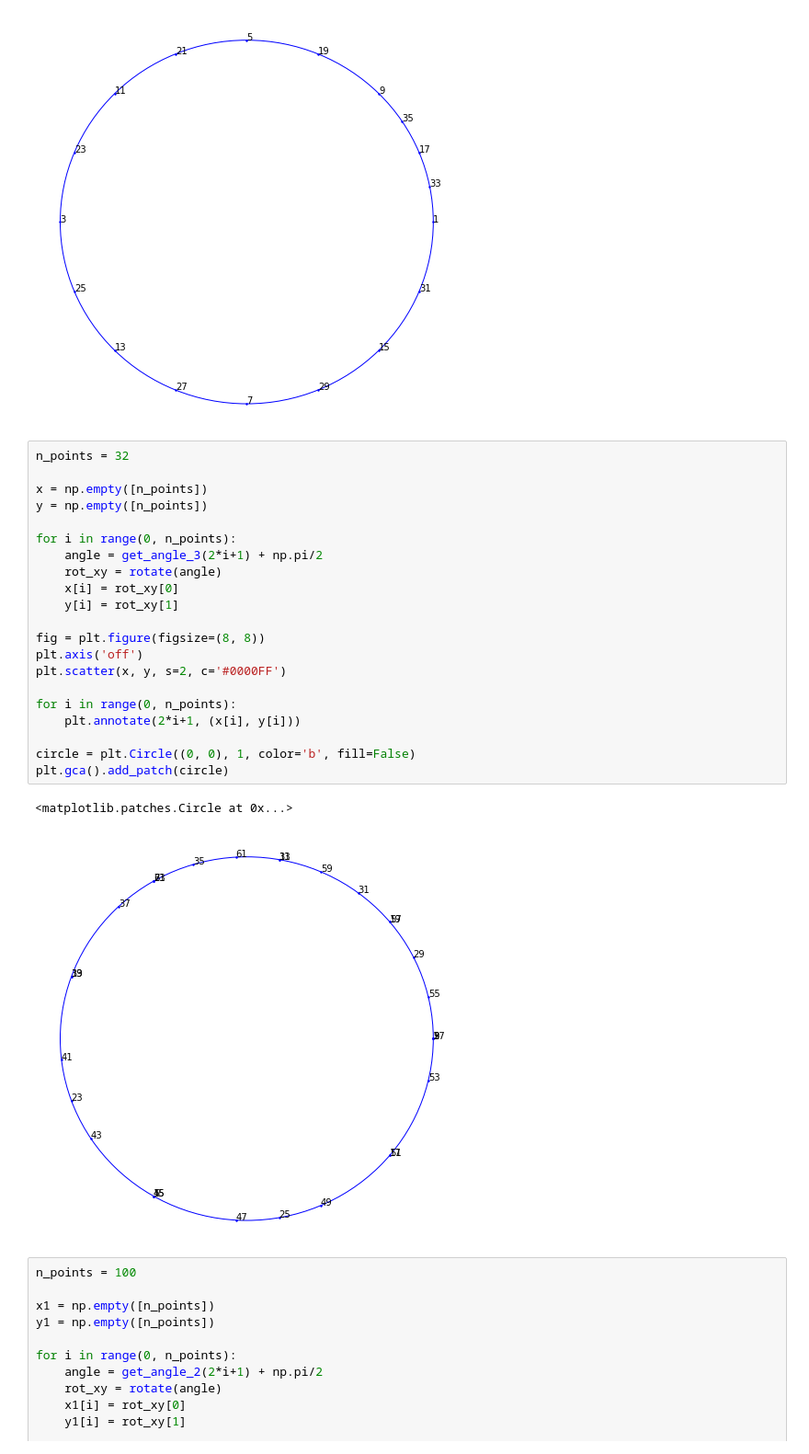
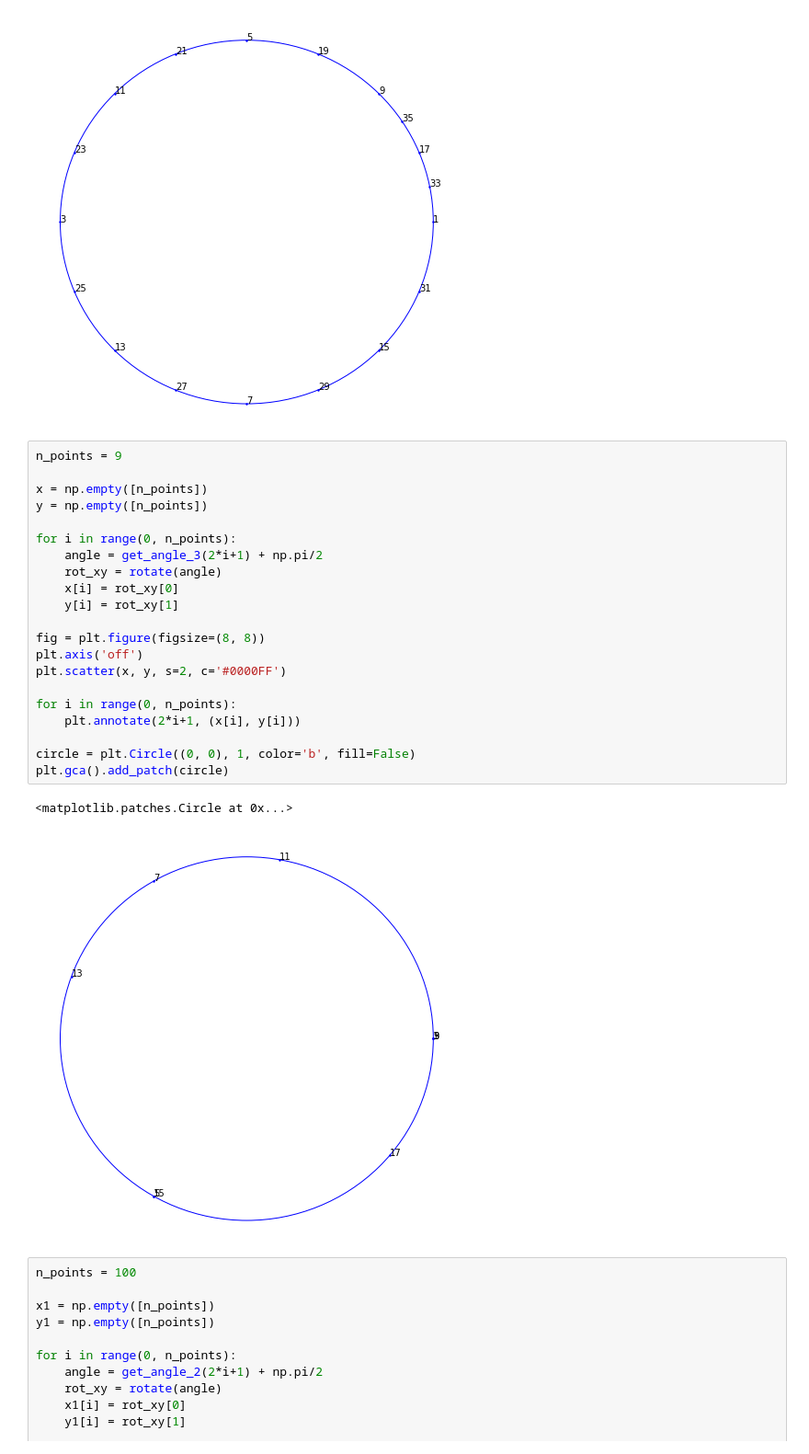
Before and after one commit to Sultanow/pedal_curves, a Jupyter notebook: python/notebooks/caustics_base2_3.ipynb, the cells around one changed output. Shown at 92% size. Cells and saved outputs as stored; diff of their text form.

```diff
--- a/python/notebooks/caustics_base2_3.ipynb
+++ b/python/notebooks/caustics_base2_3.ipynb
@@ -69,29 +69,29 @@ plt.gca().add_patch(circle)
 <matplotlib.patches.Circle at 0x...>
 [figure]
 # %%
-n_points = 32
+n_points = 9
 
 x = np.empty([n_points])
 y = np.empty([n_points])
 
 for i in range(0, n_points):
     angle = get_angle_3(2*i+1) + np.pi/2
     rot_xy = rotate(angle)
     x[i] = rot_xy[0]
     y[i] = rot_xy[1]
 
 fig = plt.figure(figsize=(8, 8))
 plt.axis('off')
 plt.scatter(x, y, s=2, c='#0000FF')
 
 for i in range(0, n_points):
     plt.annotate(2*i+1, (x[i], y[i]))
 
 circle = plt.Circle((0, 0), 1, color='b', fill=False)
 plt.gca().add_patch(circle)
 # %% [output]
 <matplotlib.patches.Circle at 0x...>
-[figure, old version]
+[figure, new version]
 # %%
 n_points = 100
 
```
